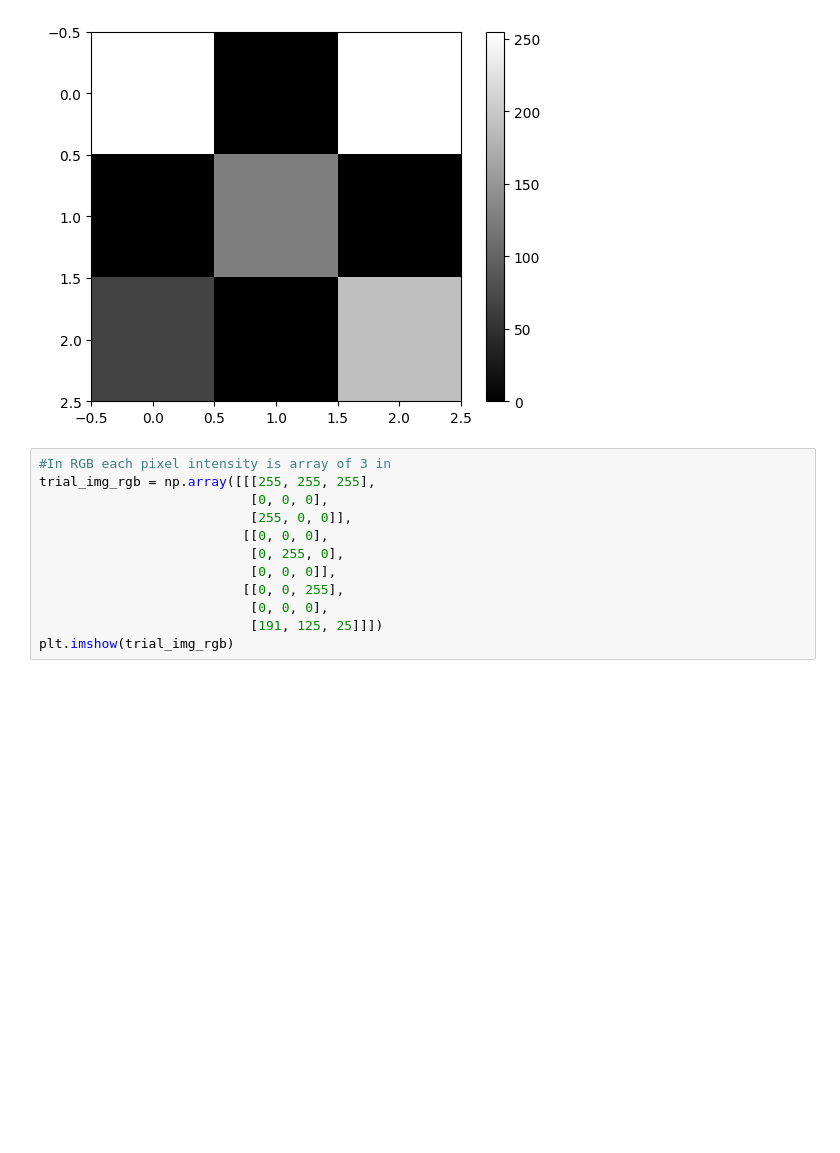
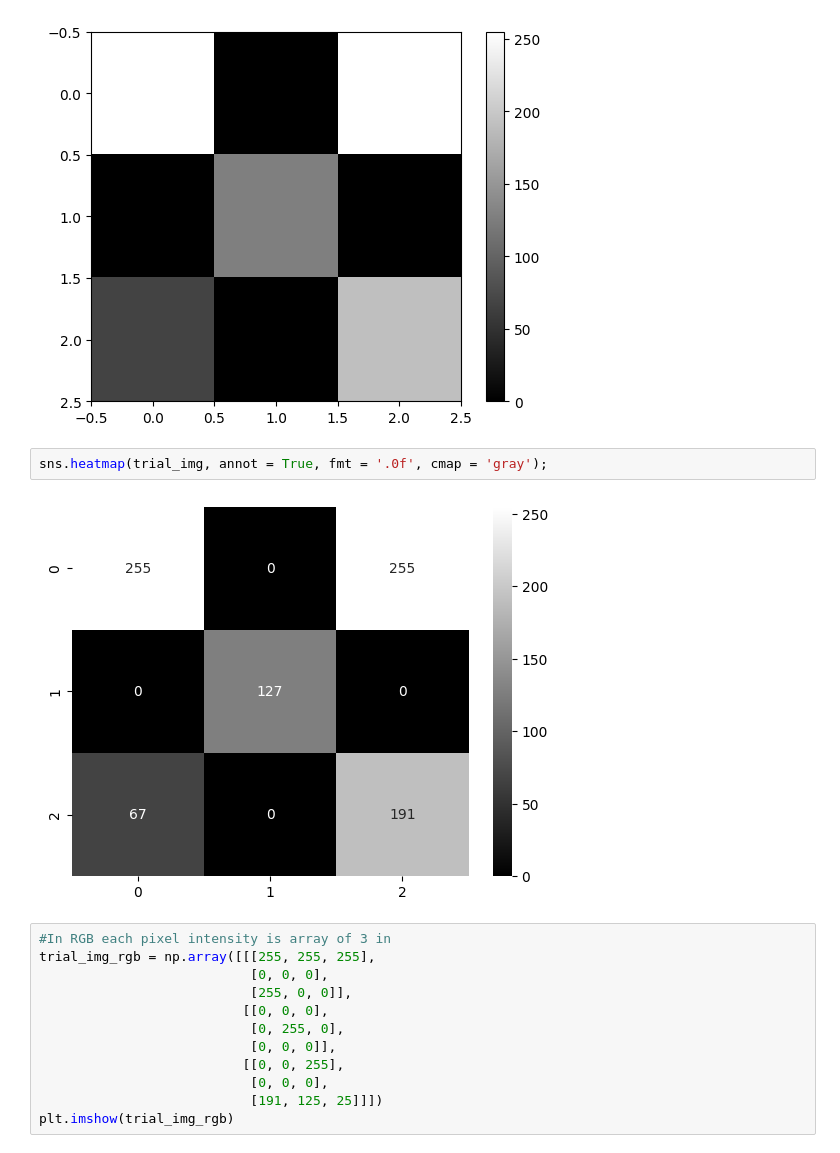
Before and after one commit to AniTho/Computer_Vision_DL, a Jupyter notebook: Day_01 (Basics of Neural network and image).ipynb, the cells around one changed output. Drawn from its saved outputs; the diff is of its cells as text; blank space fills up the shorter version.

Commit message:
Added another visualization of trial image with seaborn heatmap

```diff
--- a/Day_01 (Basics of Neural network and image).ipynb
+++ b/Day_01 (Basics of Neural network and image).ipynb
@@ -21,6 +22,10 @@ plt.imshow(trial_img, cmap = 'gray')
 plt.colorbar();
 # %% [output]
 [figure]
+# %%
+sns.heatmap(trial_img, annot = True, fmt = '.0f', cmap = 'gray');
+# %% [output]
+[figure, added]
 # %%
 #In RGB each pixel intensity is array of 3 in
 trial_img_rgb = np.array([[[255, 255, 255],
```
Also changed, not shown: parts of 1 cell of this notebook.
